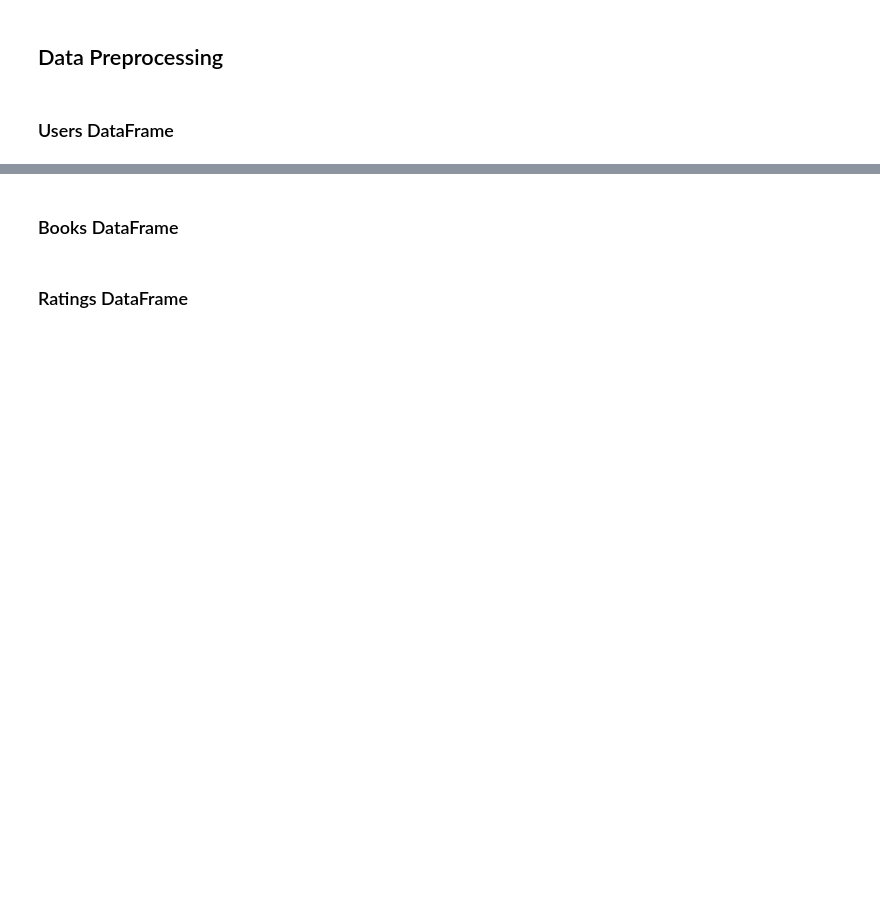
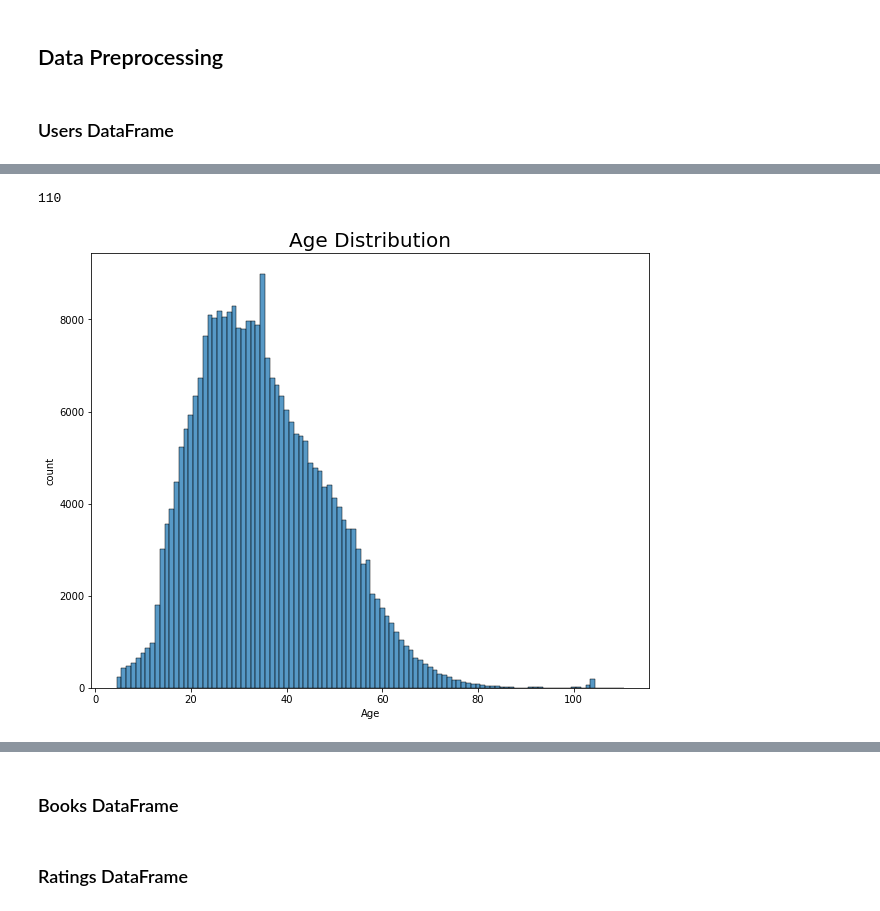
Before and after one commit to mohsenMahmoodzadeh/book-crossing-recommender-system, a Jupyter notebook: Data_Preprocessing.ipynb, the cells around one changed output, grey strips where cells are left out. Cells and saved outputs as stored; diff of their text form; code cells hidden in the pictures; blank space fills up the shorter version.

```diff
--- a/Data_Preprocessing.ipynb
+++ b/Data_Preprocessing.ipynb
@@ -34,0 +52,6 @@ The shape of Books is: (271360, 8)
+# %%
+users.age = users.age.astype(float)
+print("Users with age < 5: ", users.loc[users.age<5,'age'].count())
+print("Users with age > 110: ", users.loc[users.age > 110,'age'].count())
+users.loc[users.age < 5,'age'] = np.nan
+users.loc[users.age > 110,'age'] = np.nan
@@ -34,0 +61,23 @@ The shape of Books is: (271360, 8)
+# %%
+temp_age_series = pd.Series(np.random.normal(loc=users.age.mean(), scale=users.age.std(), size=users.userId[users.age.isna()]
+                                             .count()))
+print("Statistics of values in \'users.age\'\n",users.age.describe(),"\n")
+print("Statistics of values we are going to use to fill NaN \n",temp_age_series.describe(),"\n")
+print("Negative values in \'temp_age_seires\':", temp_age_series[temp_age_series<0].count(),"\n")
+print("As we can see the destribution doesnt change a lot. There are some negative values thought.\n")
+
+# print()
+
+# take the abs value of temp_age_series
+pos_age_series = np.abs(temp_age_series)
+
+# sort users Df so as NaN values in age to be first and reset index to match with index of pos_age_series. Then use fillna()
+users = users.sort_values('age',na_position='first').reset_index(drop=True)
+users.age.fillna(pos_age_series, inplace = True)
+
+# replace values < 5 with the mean(). Round values and convert them to int.
+users.loc[users.age<5, 'age'] = users.age.mean()
+users.age = users.age.round().astype(int)
+#Sort users based on user_id so as to be the same as before
+users = users.sort_values('userId').reset_index(drop=True)
+print(users.age.describe(),"\n")
@@ -34,0 +102,14 @@ The shape of Books is: (271360, 8)
+# %%
+users.age.max()
+# %% [output]
+110
+# %%
+import seaborn as sns
+plt.figure(figsize=(10,8))
+sns.histplot(users['age'], discrete = True)
+plt.xlabel('Age')
+plt.ylabel('count')
+plt.title('Age Distribution',size=20)
+plt.show()
+# %% [output]
+[figure, added]
```
Also changed, not shown: parts of 7 cells of this notebook, 1 other file.
